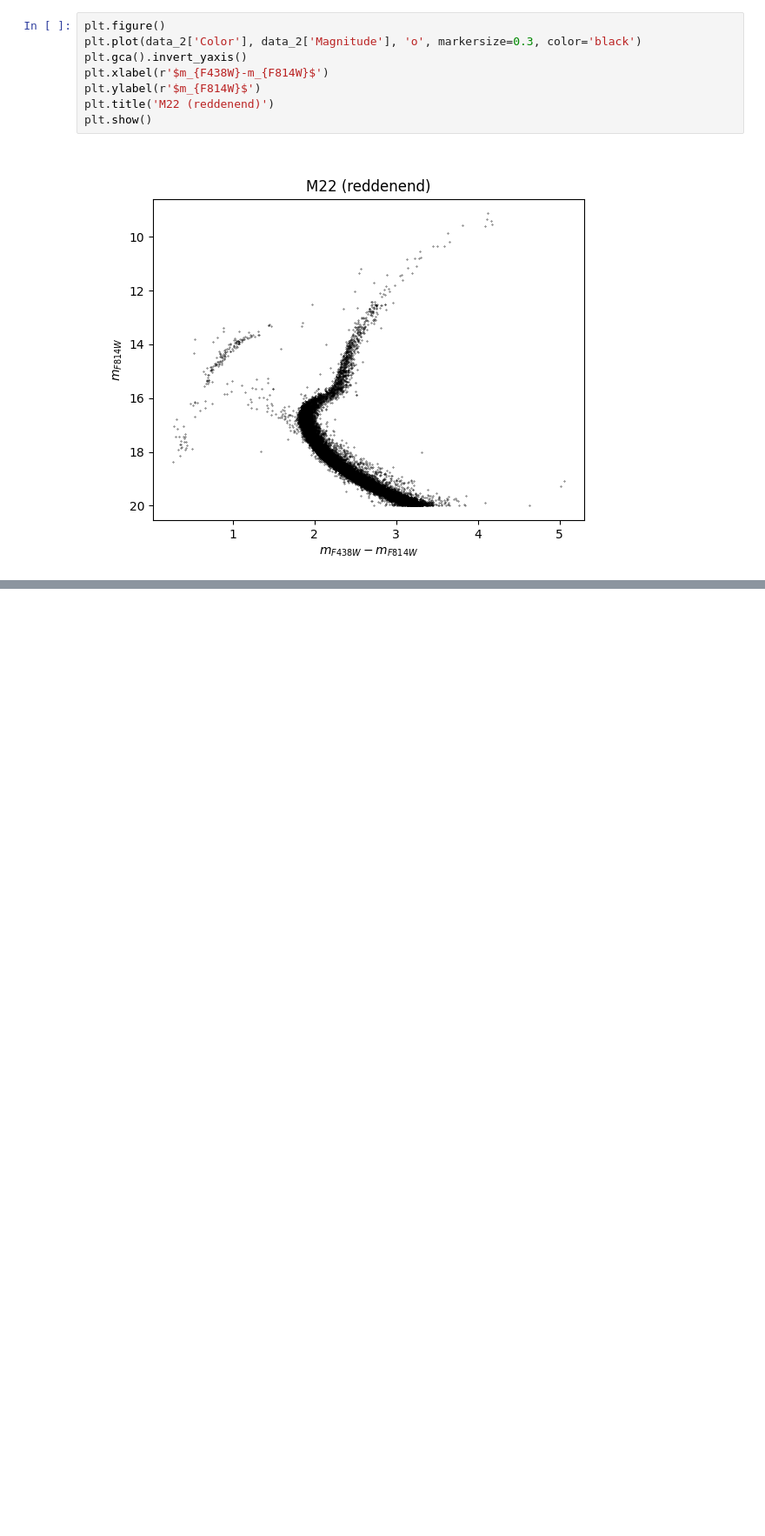
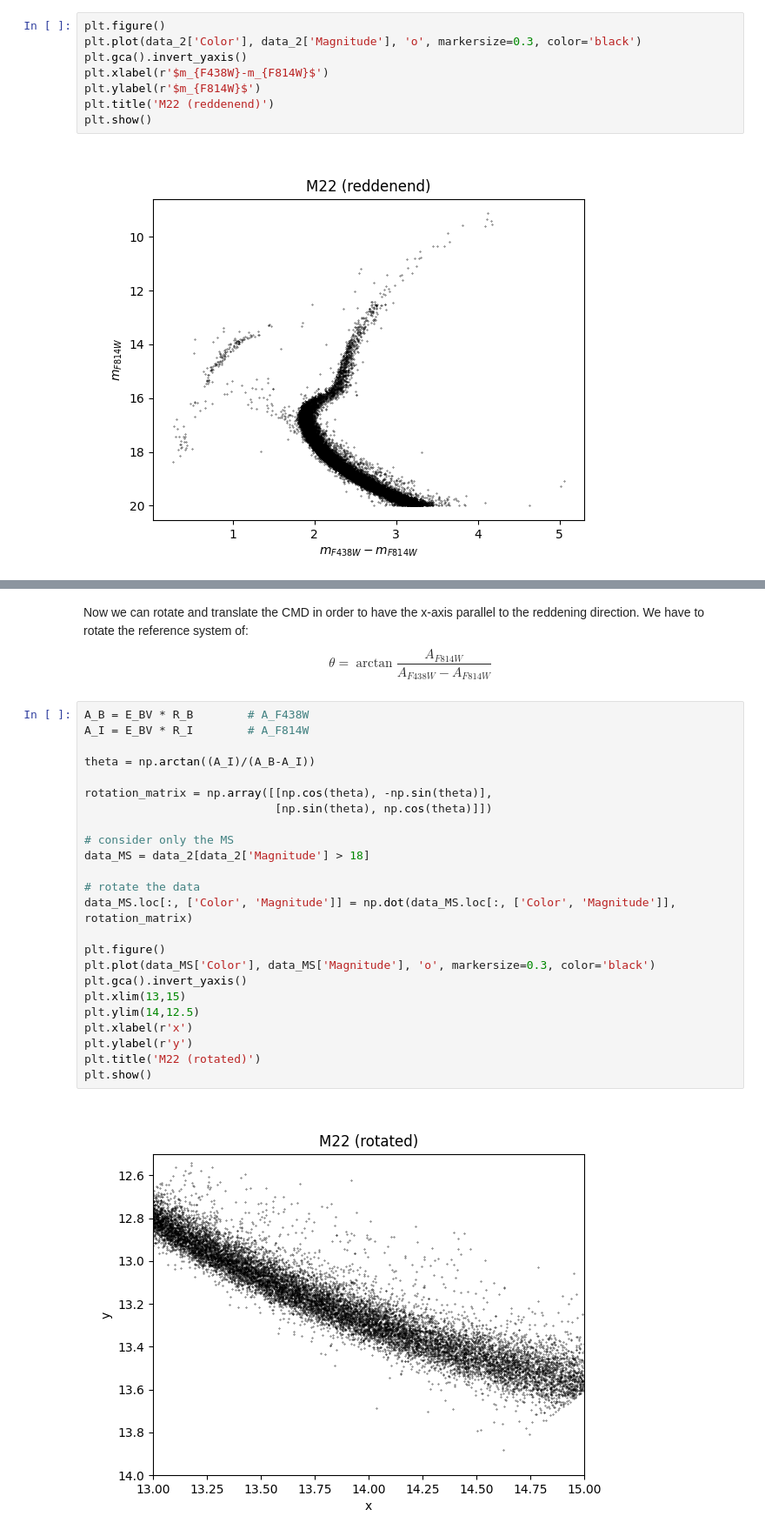
Before and after one commit to giadaaggio/stellar_rp, a Jupyter notebook: Ter5.ipynb, the cells around one changed output, grey strips where cells are left out. Shown at 87% size. Drawn from its saved outputs; the diff is of its cells as text; blank space fills up the shorter version.

```diff
--- a/Ter5.ipynb
+++ b/Ter5.ipynb
@@ -389,0 +424,31 @@ plt.show()
+# %% [markdown]
+Now we can rotate and translate the CMD in order to have the x-axis parallel to the reddening direction. We have to rotate the reference system of:
+$$
+\theta = \arctan \frac{A_{F814W}}{A_{F438W}-A_{F814W}}
+$$
+# %%
+A_B = E_BV * R_B        # A_F438W
+A_I = E_BV * R_I        # A_F814W
+
+theta = np.arctan((A_I)/(A_B-A_I))
+
+rotation_matrix = np.array([[np.cos(theta), -np.sin(theta)],
+                            [np.sin(theta), np.cos(theta)]])
+
+# consider only the MS
+data_MS = data_2[data_2['Magnitude'] > 18]
+
+# rotate the data
+data_MS.loc[:, ['Color', 'Magnitude']] = np.dot(data_MS.loc[:, ['Color', 'Magnitude']], rotation_matrix)
+
+plt.figure()
+plt.plot(data_MS['Color'], data_MS['Magnitude'], 'o', markersize=0.3, color='black')
+plt.gca().invert_yaxis()
+plt.xlim(13,15)
+plt.ylim(14,12.5)
+plt.xlabel(r'x')
+plt.ylabel(r'y')
+plt.title('M22 (rotated)')
+plt.show()
+# %% [output]
+[figure, added]
```
Also changed, not shown: parts of 11 cells of this notebook.
